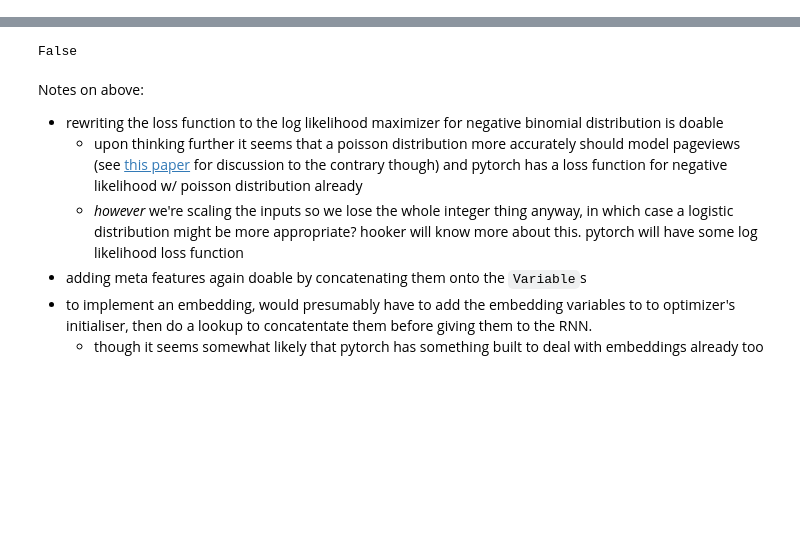
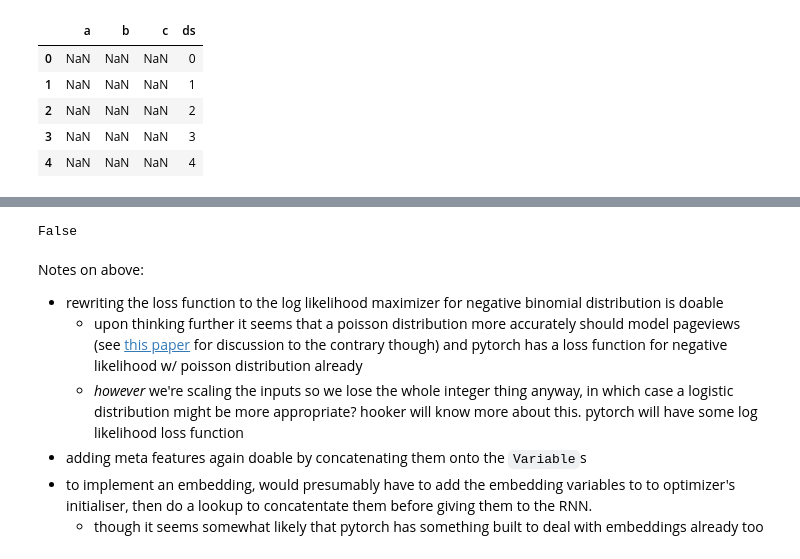
Before and after one commit to DBCerigo/kaggle-wiki, a Jupyter notebook: ali/pytorch-rnn-v1.ipynb, the cells around one changed output, grey strips where cells are left out. Drawn from its saved outputs; the diff is of its cells as text; code cells hidden in the pictures; blank space fills up the shorter version.

```diff
--- a/ali/pytorch-rnn-v1.ipynb
+++ b/ali/pytorch-rnn-v1.ipynb
@@ -1,3 +3,20 @@
+# %%
+df = pd.DataFrame(columns=pd.MultiIndex.from_product([list(range(10)), ['a','b','c']]))
+# %%
+df['ds'] = list(range(10))
+# %%
+inner = df[[0,'ds']]
+cols = inner.columns.get_level_values(1).values
+cols[-1] = 'ds'
+inner.columns = cols
+inner.head()
+# %% [output]
+|  | a | b | c | ds |
+| 0 | NaN | NaN | NaN | 0 |
+| 1 | NaN | NaN | NaN | 1 |
+| 2 | NaN | NaN | NaN | 2 |
+| 3 | NaN | NaN | NaN | 3 |
+| 4 | NaN | NaN | NaN | 4 |
 # %%
 %load_ext autoreload
 %autoreload 2
```
Also changed, not shown: parts of 3 cells of this notebook, 1 other file.
